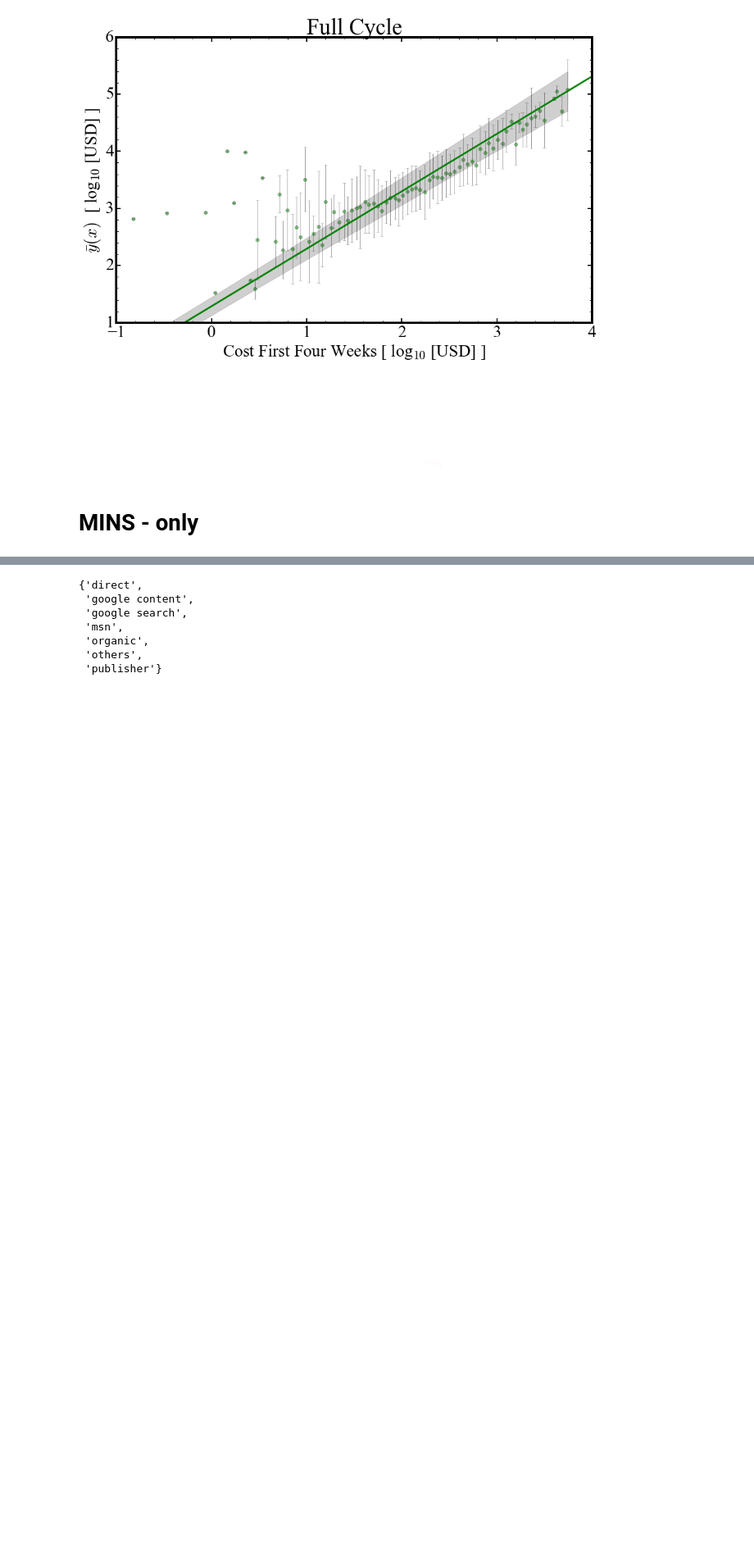
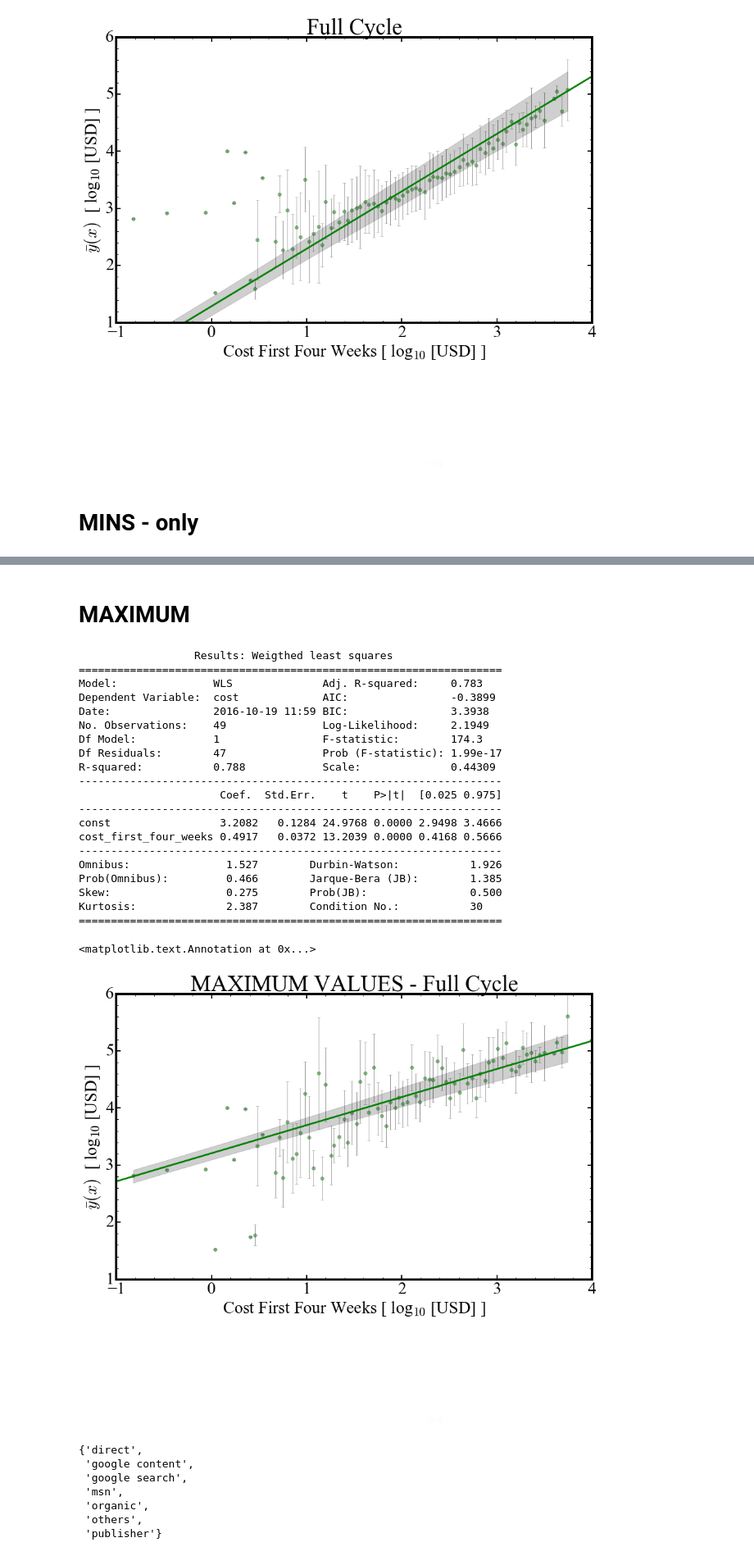
Before and after one commit to gmsardane/employer-ltv, a Jupyter notebook: ltv-calculation.ipynb, the cells around one changed output, grey strips where cells are left out. Shown: that part at 82% size. Cells and saved outputs as stored; diff of their text form; code cells hidden in the pictures; blank space fills up the shorter version.

```diff
--- a/ltv-calculation.ipynb
+++ b/ltv-calculation.ipynb
@@ -703,3 +690,78 @@ test_data.head()
+# %% [markdown]
+# MAXIMUM
+# %%
+#sns.set_style("ticks", {"xtick.major.size": 8, "ytick.major.size": 8})
+#sns.set_style({"xtick.direction": "in","ytick.direction": "in"})
+
+good_maxs = maxs[np.isfinite(maxs.tolist())]
+x = 0.5*bin_edges[1:]
+good_x = x[np.isfinite(maxs.tolist())]
+good_xmeans = x_means[np.isfinite(maxs.tolist())]
+good_wgts = std2[np.isfinite(maxs.tolist())].replace(0,0.01)
+
+#plt.plot(x[np.isfinite(mean2.tolist())], good_means,  'ko', alpha=0.75)
+plt.plot(good_xmeans, good_maxs, 'go', alpha=0.50);
+#plt.fill_between(bin_edges[1:]*0.5, maxs, maxs, color='#888888', alpha=0.4)
+plt.xlabel(r'Cost First Four Weeks [ log$_{10}$ [USD] ]', fontsize = 30)
+plt.ylabel(r'$\bar y(x)$' + r'  [ log$_{10}$ [USD] ]', fontsize = 30)
+plt.errorbar(good_xmeans, good_maxs, yerr=good_wgts, fmt=None, ecolor = 'black', alpha=0.4)
+plt.minorticks_on()
+plt.tick_params(axis='both',color='k',length=8,width=2, labelsize=30)
+plt.tick_params(which='minor',axis='both', color='k',length=4,width=1)
+plt.xlim(-1.0, 4)
+plt.ylim(+1.0, 6)
+
+#Fit a line through these points.
+import statsmodels.api as sm
+from statsmodels.sandbox.regression.predstd import wls_prediction_std
+from scipy import stats
+
+fit_region = good_xmeans >= 1.5
+model = sm.WLS(good_maxs[fit_region], sm.add_constant(good_xmeans[fit_region]),
+               weights=1./good_wgts[fit_region]**2)
+fitted = model.fit()
+#sdev, lower, upper = wls_prediction_std(fitted)
+W = np.arange(-3, 5.5, 0.1)
+plt.plot(W, fitted.params[0] + W*fitted.params[1], 'g-', linewidth=3)
+print fitted.summary2()
+
+#Plotting the 95% confidence interval for the line above.
+y_hat = good_xmeans*fitted.params[1] + fitted.params[0]
+y_err = good_maxs - y_hat
+mean_centers = good_xmeans.T[1].mean()
+n = len(good_xmeans)
+dof = n - 2
+t = stats.t.ppf(1-0.025, df=dof) #95% CONFIDENCE INTERVAL FOR THE REGRRESSION LINE.
+s_err = np.sum(np.power(y_err, 2))
+conf = t * np.sqrt((s_err/(n-2))*(1.0/n + (np.power((good_xmeans-mean_centers),2)/((np.sum(np.power(good_xmeans,2))) - n*(np.power(mean_centers,2))))))
+upper = good_xmeans*fitted.params[1] + fitted.params[0] + abs(conf)
+lower = good_xmeans*fitted.params[1] + fitted.params[0] - abs(conf)
+plt.fill_between(good_xmeans, lower, upper, color='#888888', alpha=0.4)
+plt.title('MAXIMUM VALUES - Full Cycle', fontsize = 40)
+plt.annotate(r'$\gamma\epsilon\eta$', xy=(2, 1), xytext=(2.25, -1.5), fontsize = 20, alpha=0.15, color='pink')
+# %% [output]
+                  Results: Weigthed least squares
+==================================================================
+Model:               WLS              Adj. R-squared:     0.783
+Dependent Variable:  cost             AIC:                -0.3899
+Date:                2016-10-19 11:59 BIC:                3.3938
+No. Observations:    49               Log-Likelihood:     2.1949
+Df Model:            1                F-statistic:        174.3
+Df Residuals:        47               Prob (F-statistic): 1.99e-17
+R-squared:           0.788            Scale:              0.44309
+------------------------------------------------------------------
+                      Coef.  Std.Err.    t    P>|t|  [0.025 0.975]
+------------------------------------------------------------------
+const                 3.2082   0.1284 24.9768 0.0000 2.9498 3.4666
+cost_first_four_weeks 0.4917   0.0372 13.2039 0.0000 0.4168 0.5666
+------------------------------------------------------------------
+Omnibus:               1.527        Durbin-Watson:           1.926
+Prob(Omnibus):         0.466        Jarque-Bera (JB):        1.385
+Skew:                  0.275        Prob(JB):                0.500
+Kurtosis:              2.387        Condition No.:           30
+==================================================================
+<matplotlib.text.Annotation at 0x...>
+[figure, added]
 # %%
 set(test_data.source)
 # %% [output]
```
Also changed, not shown: parts of 3 cells of this notebook.
